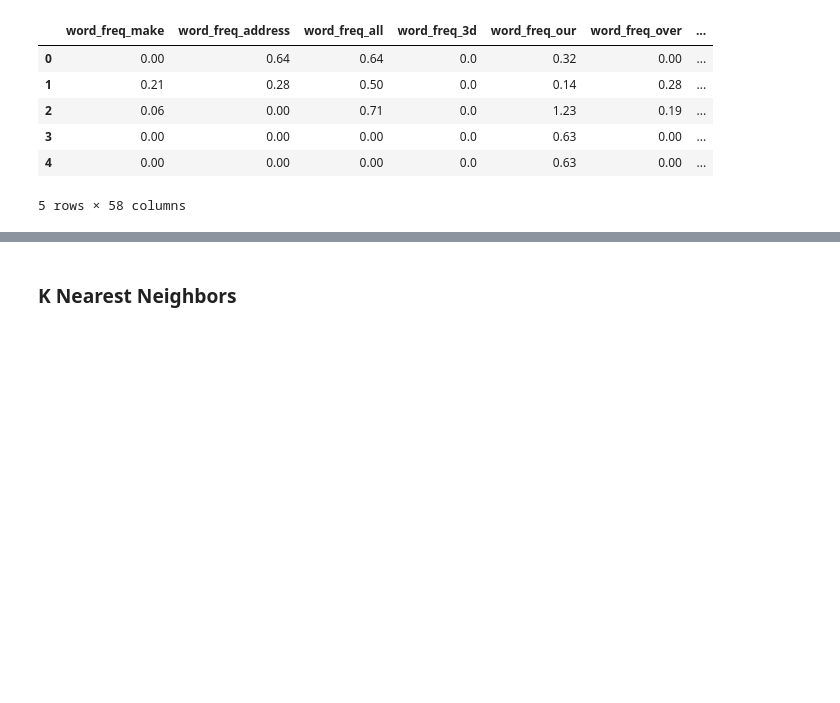
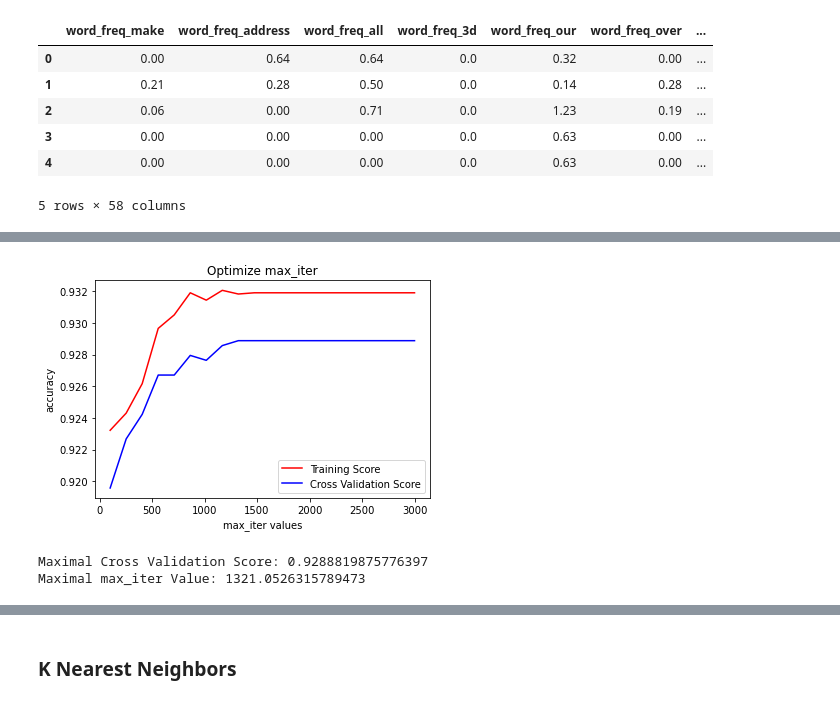
Before and after one commit to rwillett9/spam_classifier, a Jupyter notebook: spam_classifier.ipynb, the cells around one changed output, grey strips where cells are left out. Drawn from its saved outputs; the diff is of its cells as text; code cells hidden in the pictures; blank space fills up the shorter version.

```diff
--- a/spam_classifier.ipynb
+++ b/spam_classifier.ipynb
@@ -71 +92,7 @@ From the graph above, we estimate that anything with an importance score >= 0.1
+# %%
+# helper function for getting validation curve info, use ignore_warnings to suppress warnings about
+# convergence errors, since we end up passing some values that will not converge.
+@ignore_warnings(category=ConvergenceWarning)
+def test_params(clf, x, y, param, rng):
+    return validation_curve(clf, x, y, param_name=param, param_range=rng)
 # %% [markdown]
@@ -73,2 +102,31 @@ From the graph above, we estimate that anything with an importance score >= 0.1
 # %%
-# find optimal parameters using validation curve
+# find optimal max_iter parameter using validation curve
+param_range = np.linspace(100, 3000, 20)
+
+train_scores, valid_scores = test_params(LogisticRegression(), X_scaled_train, Y_scaled_train,
+                                         'max_iter', param_range)
+
+train_score_means = np.mean(train_scores, axis=1)
+valid_score_means = np.mean(valid_scores, axis=1)
+
+plt.title('Optimize max_iter')
+plt.xlabel('max_iter values')
+plt.ylabel('accuracy')
+plt.plot(param_range, train_score_means, color='red', label='Training Score')
+plt.plot(param_range, valid_score_means, color='blue', label='Cross Validation Score')
+
+plt.legend()
+plt.show()
+
+curr_max = float('-inf')
+max_val = -1
+for i in range(len(param_range)):
+    if valid_score_means[i] > curr_max:
+        curr_max = valid_score_means[i]
+        max_val = param_range[i]
+print('Maximal Cross Validation Score:', curr_max)
+print('Maximal max_iter Value:', max_val)
+# %% [output]
+[figure, added]
+Maximal Cross Validation Score: 0.9288819875776397
+Maximal max_iter Value: 1321.0526315789473
```
Also changed, not shown: parts of 13 cells of this notebook.
